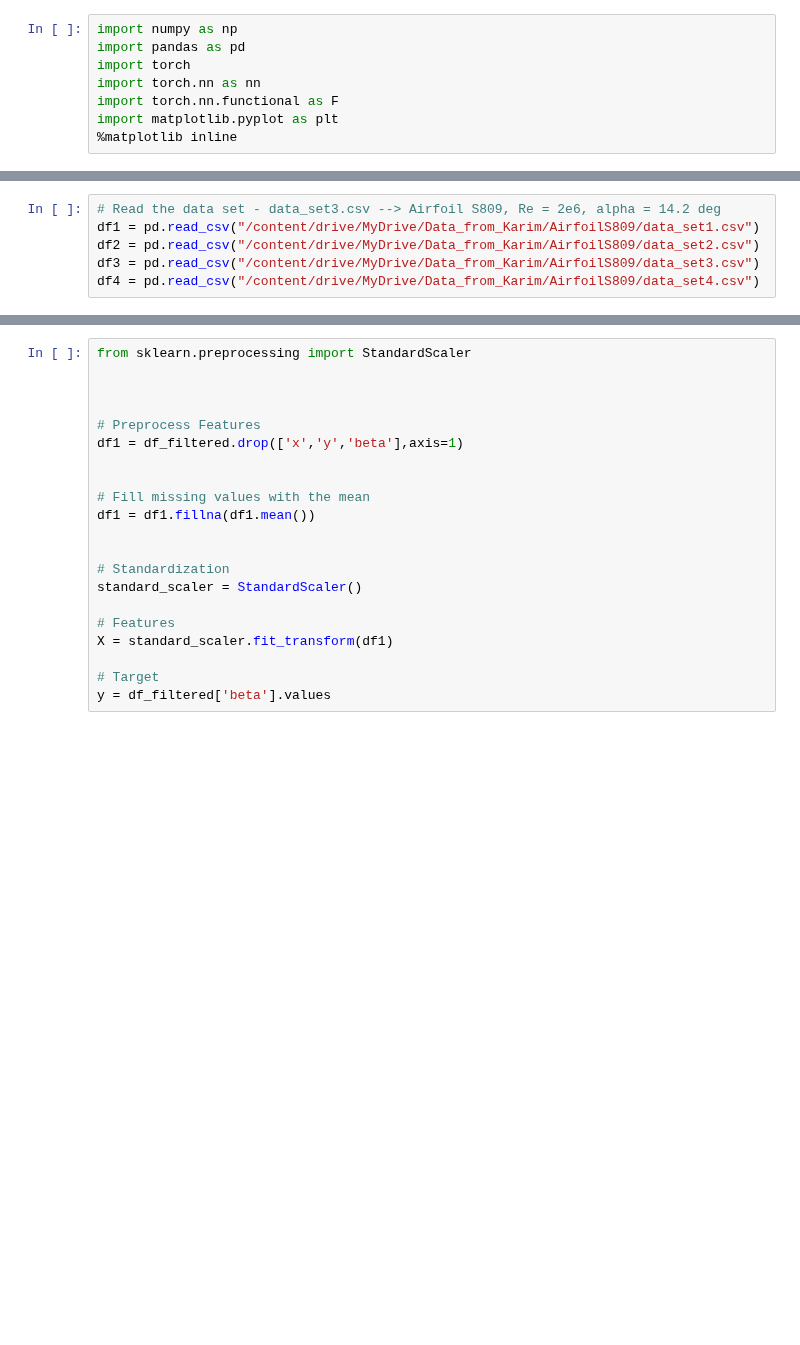
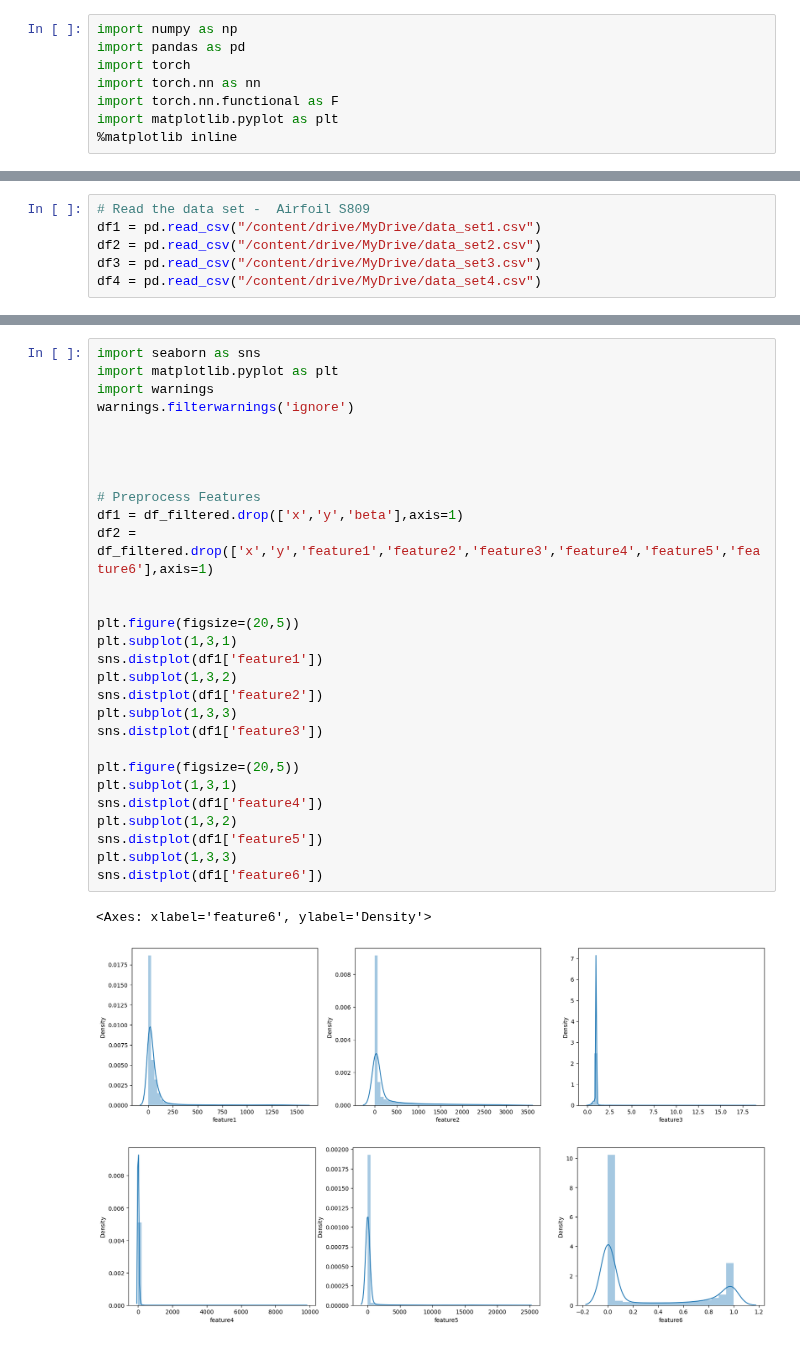
Before and after one commit to sudeepmenon17/PytorchforNN, a Jupyter notebook: NN_airfoil_S809_combined_data.ipynb, the cells around one changed output, grey strips where cells are left out. Drawn from its saved outputs; the diff is of its cells as text; blank space fills up the shorter version.

```diff
--- a/NN_airfoil_S809_combined_data.ipynb
+++ b/NN_airfoil_S809_combined_data.ipynb
@@ -49,9 +51,9 @@ class Model(nn.Module):
 
 model = Model()
 # %%
-# Read the data set - data_set3.csv --> Airfoil S809, Re = 2e6, alpha = 14.2 deg
-df1 = pd.read_csv("/content/drive/MyDrive/Data_from_Karim/AirfoilS809/data_set1.csv")
-df2 = pd.read_csv("/content/drive/MyDrive/Data_from_Karim/AirfoilS809/data_set2.csv")
-df3 = pd.read_csv("/content/drive/MyDrive/Data_from_Karim/AirfoilS809/data_set3.csv")
-df4 = pd.read_csv("/content/drive/MyDrive/Data_from_Karim/AirfoilS809/data_set4.csv")
+# Read the data set -  Airfoil S809
+df1 = pd.read_csv("/content/drive/MyDrive/data_set1.csv")
+df2 = pd.read_csv("/content/drive/MyDrive/data_set2.csv")
+df3 = pd.read_csv("/content/drive/MyDrive/data_set3.csv")
+df4 = pd.read_csv("/content/drive/MyDrive/data_set4.csv")
 # %%
@@ -178,21 +162,33 @@ df_filtered = df[(df['beta'] > 1.005) | (df['beta'] < 0.995)]
-# %%
-from sklearn.preprocessing import StandardScaler
-
-
-
-# Preprocess Features
-df1 = df_filtered.drop(['x','y','beta'],axis=1)
-
-
-# Fill missing values with the mean
-df1 = df1.fillna(df1.mean())
-
-
-# Standardization
-standard_scaler = StandardScaler()
-
-# Features
-X = standard_scaler.fit_transform(df1)
-
-# Target
-y = df_filtered['beta'].values
+# %%
+import seaborn as sns
+import matplotlib.pyplot as plt
+import warnings
+warnings.filterwarnings('ignore')
+
+
+
+
+# Preprocess Features
+df1 = df_filtered.drop(['x','y','beta'],axis=1)
+df2 = df_filtered.drop(['x','y','feature1','feature2','feature3','feature4','feature5','feature6'],axis=1)
+
+
+plt.figure(figsize=(20,5))
+plt.subplot(1,3,1)
+sns.distplot(df1['feature1'])
+plt.subplot(1,3,2)
+sns.distplot(df1['feature2'])
+plt.subplot(1,3,3)
+sns.distplot(df1['feature3'])
+
+plt.figure(figsize=(20,5))
+plt.subplot(1,3,1)
+sns.distplot(df1['feature4'])
+plt.subplot(1,3,2)
+sns.distplot(df1['feature5'])
+plt.subplot(1,3,3)
+sns.distplot(df1['feature6'])
+# %% [output]
+<Axes: xlabel='feature6', ylabel='Density'>
+[figure, added]
+[figure, added]
```
Also changed, not shown: parts of 18 cells of this notebook.
